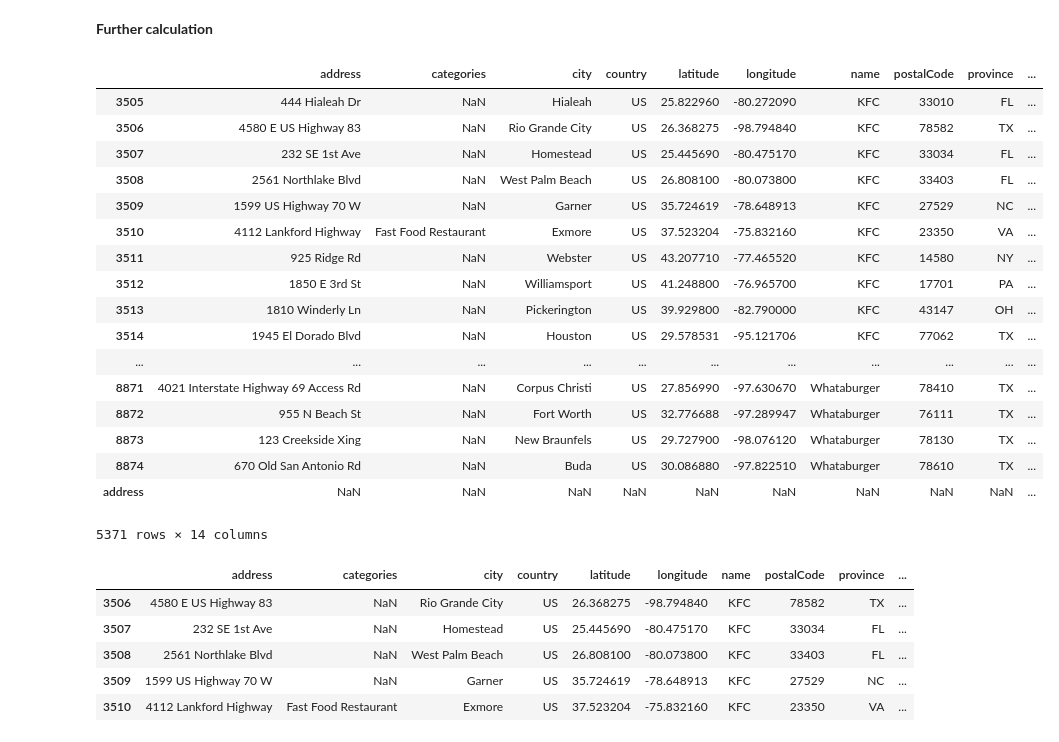
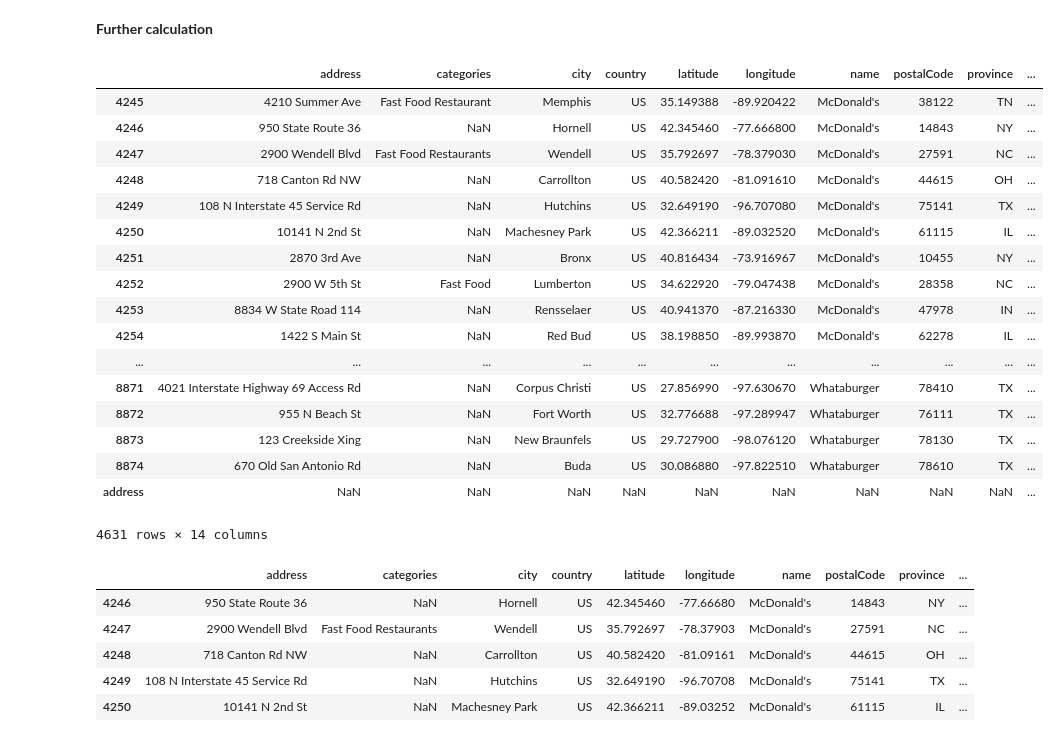
Before and after one commit to dhruvip/Coursera_Capstone, a Jupyter notebook: Untitled.ipynb, the cells around one changed output. Cells and saved outputs as stored; diff of their text form; code cells hidden in the pictures.

```diff
--- a/Untitled.ipynb
+++ b/Untitled.ipynb
@@ -328,38 +328,38 @@ whuut = pd.DataFrame(whuut)
 whuut.T.to_csv('test.csv', index=False, sep=',',header=False, index_label=None, mode='a')
 print(pd.__version__)
 # %%
-df_top25[3505:]
+df_top25[4245:]
 # %% [output]
 |  | address | categories | city | country | latitude | longitude | name | postalCode | province | ... |
-| 3505 | 444 Hialeah Dr | NaN | Hialeah | US | 25.822960 | -80.272090 | KFC | 33010 | FL | ... |
-| 3506 | 4580 E US Highway 83 | NaN | Rio Grande City | US | 26.368275 | -98.794840 | KFC | 78582 | TX | ... |
-| 3507 | 232 SE 1st Ave | NaN | Homestead | US | 25.445690 | -80.475170 | KFC | 33034 | FL | ... |
-| 3508 | 2561 Northlake Blvd | NaN | West Palm Beach | US | 26.808100 | -80.073800 | KFC | 33403 | FL | ... |
-| 3509 | 1599 US Highway 70 W | NaN | Garner | US | 35.724619 | -78.648913 | KFC | 27529 | NC | ... |
-| 3510 | 4112 Lankford Highway | Fast Food Restaurant | Exmore | US | 37.523204 | -75.832160 | KFC | 23350 | VA | ... |
-| 3511 | 925 Ridge Rd | NaN | Webster | US | 43.207710 | -77.465520 | KFC | 14580 | NY | ... |
-| 3512 | 1850 E 3rd St | NaN | Williamsport | US | 41.248800 | -76.965700 | KFC | 17701 | PA | ... |
-| 3513 | 1810 Winderly Ln | NaN | Pickerington | US | 39.929800 | -82.790000 | KFC | 43147 | OH | ... |
-| 3514 | 1945 El Dorado Blvd | NaN | Houston | US | 29.578531 | -95.121706 | KFC | 77062 | TX | ... |
+| 4245 | 4210 Summer Ave | Fast Food Restaurant | Memphis | US | 35.149388 | -89.920422 | McDonald's | 38122 | TN | ... |
+| 4246 | 950 State Route 36 | NaN | Hornell | US | 42.345460 | -77.666800 | McDonald's | 14843 | NY | ... |
+| 4247 | 2900 Wendell Blvd | Fast Food Restaurants | Wendell | US | 35.792697 | -78.379030 | McDonald's | 27591 | NC | ... |
+| 4248 | 718 Canton Rd NW | NaN | Carrollton | US | 40.582420 | -81.091610 | McDonald's | 44615 | OH | ... |
+| 4249 | 108 N Interstate 45 Service Rd | NaN | Hutchins | US | 32.649190 | -96.707080 | McDonald's | 75141 | TX | ... |
+| 4250 | 10141 N 2nd St | NaN | Machesney Park | US | 42.366211 | -89.032520 | McDonald's | 61115 | IL | ... |
+| 4251 | 2870 3rd Ave | NaN | Bronx | US | 40.816434 | -73.916967 | McDonald's | 10455 | NY | ... |
+| 4252 | 2900 W 5th St | Fast Food | Lumberton | US | 34.622920 | -79.047438 | McDonald's | 28358 | NC | ... |
+| 4253 | 8834 W State Road 114 | NaN | Rensselaer | US | 40.941370 | -87.216330 | McDonald's | 47978 | IN | ... |
+| 4254 | 1422 S Main St | NaN | Red Bud | US | 38.198850 | -89.993870 | McDonald's | 62278 | IL | ... |
 | ... | ... | ... | ... | ... | ... | ... | ... | ... | ... | ... |
 | 8871 | 4021 Interstate Highway 69 Access Rd | NaN | Corpus Christi | US | 27.856990 | -97.630670 | Whataburger | 78410 | TX | ... |
 | 8872 | 955 N Beach St | NaN | Fort Worth | US | 32.776688 | -97.289947 | Whataburger | 76111 | TX | ... |
 | 8873 | 123 Creekside Xing | NaN | New Braunfels | US | 29.727900 | -98.076120 | Whataburger | 78130 | TX | ... |
 | 8874 | 670 Old San Antonio Rd | NaN | Buda | US | 30.086880 | -97.822510 | Whataburger | 78610 | TX | ... |
 | address | NaN | NaN | NaN | NaN | NaN | NaN | NaN | NaN | NaN | ... |
-5371 rows × 14 columns
+4631 rows × 14 columns
 # %%
 read_fsq_df = pd.read_csv('fsq_calls.csv')
 read_fsq_df.tail(10)
 # df_top25['api_call_made'] = False
-df_sliced = df_top25.iloc[3506:]
+df_sliced = df_top25.iloc[4246:]
 df_sliced.head()
 # %% [output]
 |  | address | categories | city | country | latitude | longitude | name | postalCode | province | ... |
-| 3506 | 4580 E US Highway 83 | NaN | Rio Grande City | US | 26.368275 | -98.794840 | KFC | 78582 | TX | ... |
-| 3507 | 232 SE 1st Ave | NaN | Homestead | US | 25.445690 | -80.475170 | KFC | 33034 | FL | ... |
-| 3508 | 2561 Northlake Blvd | NaN | West Palm Beach | US | 26.808100 | -80.073800 | KFC | 33403 | FL | ... |
-| 3509 | 1599 US Highway 70 W | NaN | Garner | US | 35.724619 | -78.648913 | KFC | 27529 | NC | ... |
-| 3510 | 4112 Lankford Highway | Fast Food Restaurant | Exmore | US | 37.523204 | -75.832160 | KFC | 23350 | VA | ... |
+| 4246 | 950 State Route 36 | NaN | Hornell | US | 42.345460 | -77.66680 | McDonald's | 14843 | NY | ... |
+| 4247 | 2900 Wendell Blvd | Fast Food Restaurants | Wendell | US | 35.792697 | -78.37903 | McDonald's | 27591 | NC | ... |
+| 4248 | 718 Canton Rd NW | NaN | Carrollton | US | 40.582420 | -81.09161 | McDonald's | 44615 | OH | ... |
+| 4249 | 108 N Interstate 45 Service Rd | NaN | Hutchins | US | 32.649190 | -96.70708 | McDonald's | 75141 | TX | ... |
+| 4250 | 10141 N 2nd St | NaN | Machesney Park | US | 42.366211 | -89.03252 | McDonald's | 61115 | IL | ... |
 # %%
 print(len(df_top25.index))
```
Also changed, not shown: parts of 6 cells of this notebook, 1 other file.
